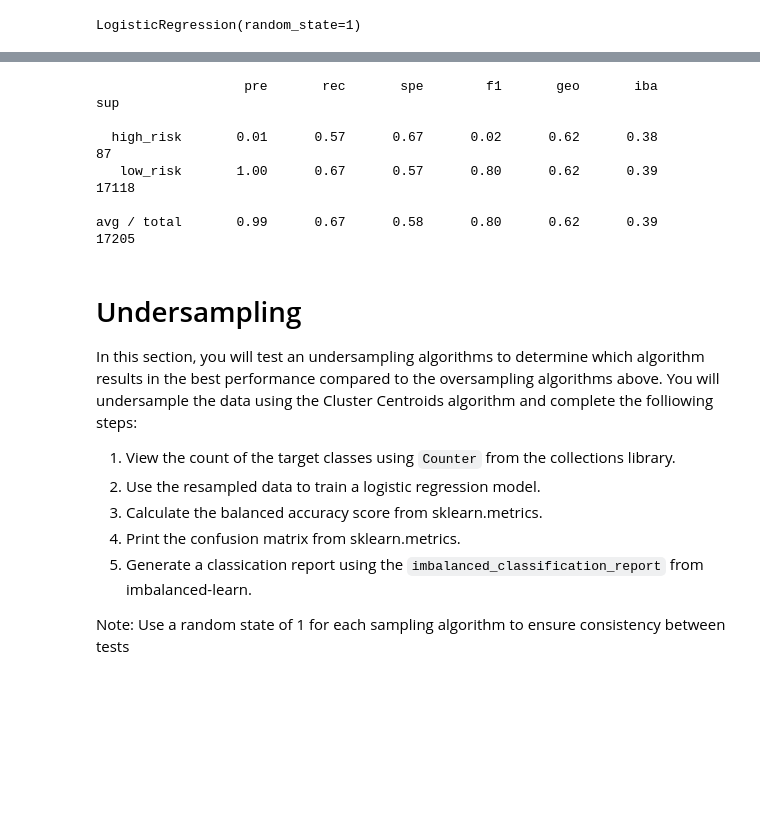
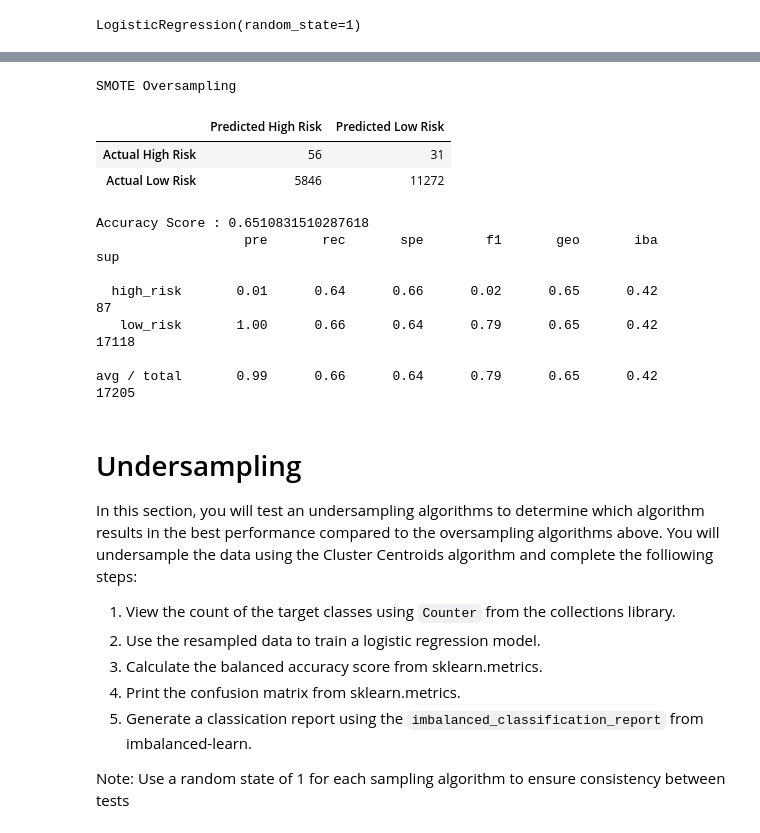
Before and after one commit to summerginger/Credit_Risk_Analysis, a Jupyter notebook: credit_risk_resampling.ipynb, the cells around one changed output, grey strips where cells are left out. Saved outputs shown, nothing was run; the diff lists cells and outputs as text; code cells hidden in the pictures; blank space fills up the shorter version.

```diff
--- a/credit_risk_resampling.ipynb
+++ b/credit_risk_resampling.ipynb
@@ -222,14 +240,21 @@ cm_df
 # %%
 # Print the imbalanced classification report
-from imblearn.metrics import classification_report_imbalanced
+print("SMOTE Oversampling")
+display(cm_df)
+print(f"Accuracy Score : {acc_score}")
 print(classification_report_imbalanced(y_test, y_pred))
 # %% [output]
-                   pre       rec       spe        f1       geo       iba       sup
-
-  high_risk       0.01      0.57      0.67      0.02      0.62      0.38        87
-   low_risk       1.00      0.67      0.57      0.80      0.62      0.39     17118
-
-avg / total       0.99      0.67      0.58      0.80      0.62      0.39     17205
+SMOTE Oversampling
+|  | Predicted High Risk | Predicted Low Risk |
+| Actual High Risk | 56 | 31 |
+| Actual Low Risk | 5846 | 11272 |
+Accuracy Score : 0.6510831510287618
+                   pre       rec       spe        f1       geo       iba       sup
+
+  high_risk       0.01      0.64      0.66      0.02      0.65      0.42        87
+   low_risk       1.00      0.66      0.64      0.79      0.65      0.42     17118
+
+avg / total       0.99      0.66      0.64      0.79      0.65      0.42     17205
 # %% [markdown]
 # Undersampling
 
```
Also changed, not shown: parts of 15 cells of this notebook, 7 other files.
